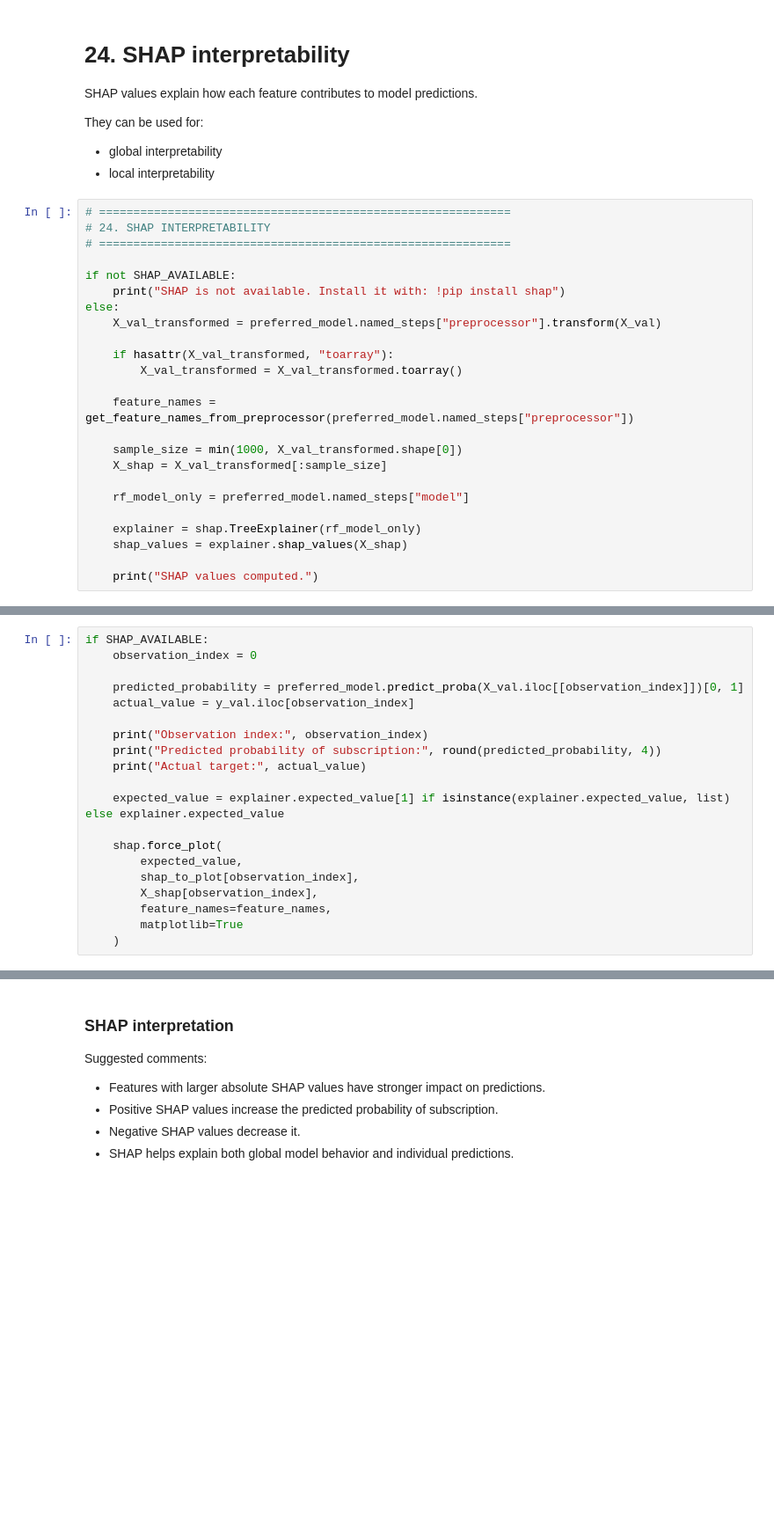
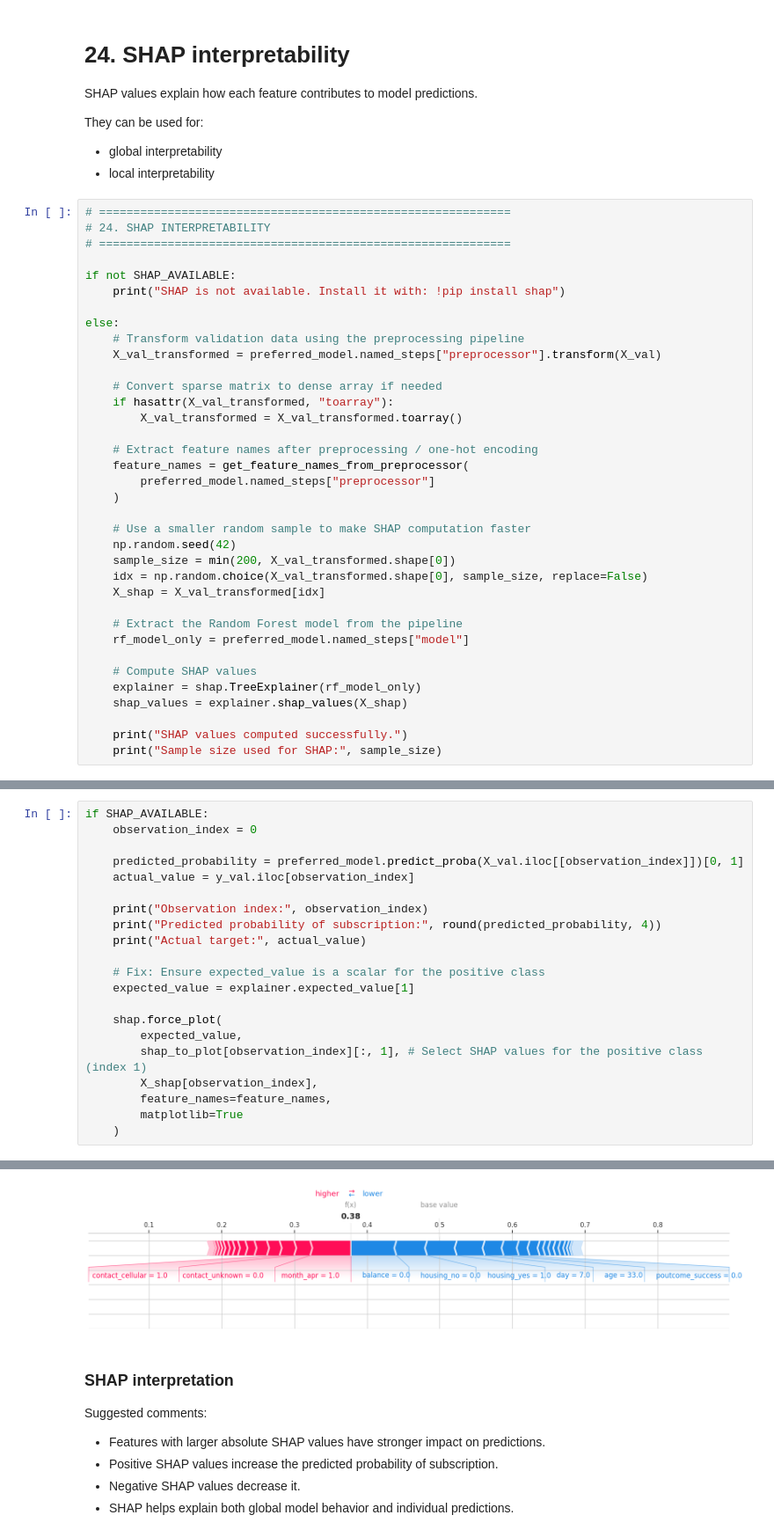
Before and after one commit to MarianoAkaMery/fintech-bank-marketing-ml, a Jupyter notebook: FINTECH_Project_Bank_Marketing_Salvatore_Librici.ipynb, the cells around one changed output, grey strips where cells are left out. Shown at 88% size. Saved outputs shown, nothing was run; the diff lists cells and outputs as text; blank space fills up the shorter version.

```diff
--- a/FINTECH_Project_Bank_Marketing_Salvatore_Librici.ipynb
+++ b/FINTECH_Project_Bank_Marketing_Salvatore_Librici.ipynb
@@ -1652,20 +1652,32 @@ They can be used for:
 
 if not SHAP_AVAILABLE:
     print("SHAP is not available. Install it with: !pip install shap")
+
 else:
+    # Transform validation data using the preprocessing pipeline
     X_val_transformed = preferred_model.named_steps["preprocessor"].transform(X_val)
 
+    # Convert sparse matrix to dense array if needed
     if hasattr(X_val_transformed, "toarray"):
         X_val_transformed = X_val_transformed.toarray()
 
-    feature_names = get_feature_names_from_preprocessor(preferred_model.named_steps["preprocessor"])
+    # Extract feature names after preprocessing / one-hot encoding
+    feature_names = get_feature_names_from_preprocessor(
+        preferred_model.named_steps["preprocessor"]
+    )
 
-    sample_size = min(1000, X_val_transformed.shape[0])
-    X_shap = X_val_transformed[:sample_size]
+    # Use a smaller random sample to make SHAP computation faster
+    np.random.seed(42)
+    sample_size = min(200, X_val_transformed.shape[0])
+    idx = np.random.choice(X_val_transformed.shape[0], sample_size, replace=False)
+    X_shap = X_val_transformed[idx]
 
+    # Extract the Random Forest model from the pipeline
     rf_model_only = preferred_model.named_steps["model"]
 
+    # Compute SHAP values
     explainer = shap.TreeExplainer(rf_model_only)
     shap_values = explainer.shap_values(X_shap)
 
-    print("SHAP values computed.")
+    print("SHAP values computed successfully.")
+    print("Sample size used for SHAP:", sample_size)
@@ -1693,12 +1710,14 @@ if SHAP_AVAILABLE:
     print("Predicted probability of subscription:", round(predicted_probability, 4))
     print("Actual target:", actual_value)
 
-    expected_value = explainer.expected_value[1] if isinstance(explainer.expected_value, list) else explainer.expected_value
+    # Fix: Ensure expected_value is a scalar for the positive class
+    expected_value = explainer.expected_value[1]
 
     shap.force_plot(
         expected_value,
-        shap_to_plot[observation_index],
+        shap_to_plot[observation_index][:, 1], # Select SHAP values for the positive class (index 1)
         X_shap[observation_index],
         feature_names=feature_names,
         matplotlib=True
     )
+# %% [output]
@@ -1705,3 +1727,4 @@ if SHAP_AVAILABLE:
+[figure, added]
 # %% [markdown]
 ### SHAP interpretation
 
```
Also changed, not shown: parts of 5 cells of this notebook, 2 other files.
